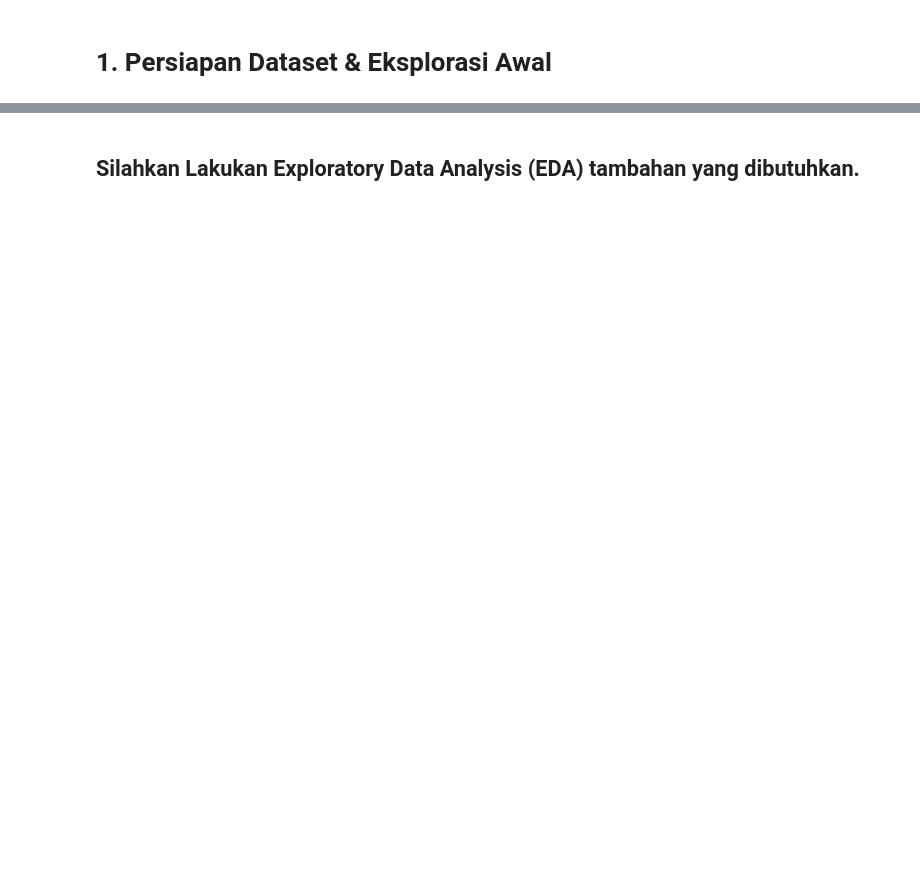
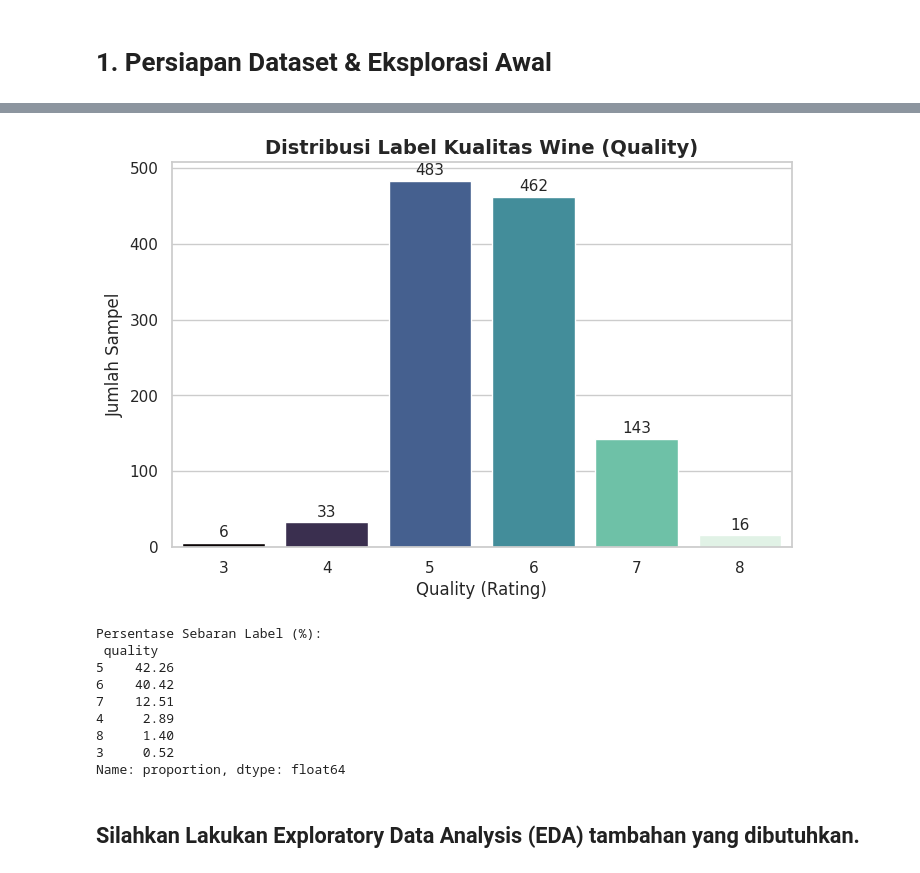
Before and after one commit to Yonkeez/Praktikum_KK01_Mahardika, a Jupyter notebook: 1_KNN_NRP.ipynb, the cells around one changed output, grey strips where cells are left out. Saved outputs shown, nothing was run; the diff lists cells and outputs as text; code cells hidden in the pictures; blank space fills up the shorter version.

```diff
--- a/1_KNN_NRP.ipynb
+++ b/1_KNN_NRP.ipynb
@@ -52,2 +157,42 @@ data.describe()
+# %%
+# Tampilkan distribusi label (quality) dalam bentuk visualisasi, misalnya menggunakan histogram atau bar plot.
+plt.figure(figsize=(8, 5))
+ax = sns.countplot(
+    data=data, x="quality", hue="quality", palette="mako", legend=False
+)
+#Generate graph
+for p in ax.patches:
+    height = p.get_height()
+    ax.annotate(
+        f"{int(height)}",
+        (p.get_x() + p.get_width() / 2.0, height),
+        ha="center",
+        va="baseline",
+        fontsize=11,
+        xytext=(0, 4),
+        textcoords="offset points",
+    )
+
+plt.title("Distribusi Label Kualitas Wine (Quality)", fontsize=14, fontweight="bold")
+plt.xlabel("Quality (Rating)")
+plt.ylabel("Jumlah Sampel")
+plt.show()
+
+# Persentase sebaran kelas
+print(
+    "Persentase Sebaran Label (%):\n",
+    (data["quality"].value_counts(normalize=True) * 100).round(2),
+)
+# %% [output]
+[figure, added]
+Persentase Sebaran Label (%):
+ quality
+5    42.26
+6    40.42
+7    12.51
+4     2.89
+8     1.40
+3     0.52
+Name: proportion, dtype: float64
 # %% [markdown]
 ## Silahkan Lakukan Exploratory Data Analysis (EDA) tambahan yang dibutuhkan.
```
Also changed, not shown: parts of 20 cells of this notebook.
